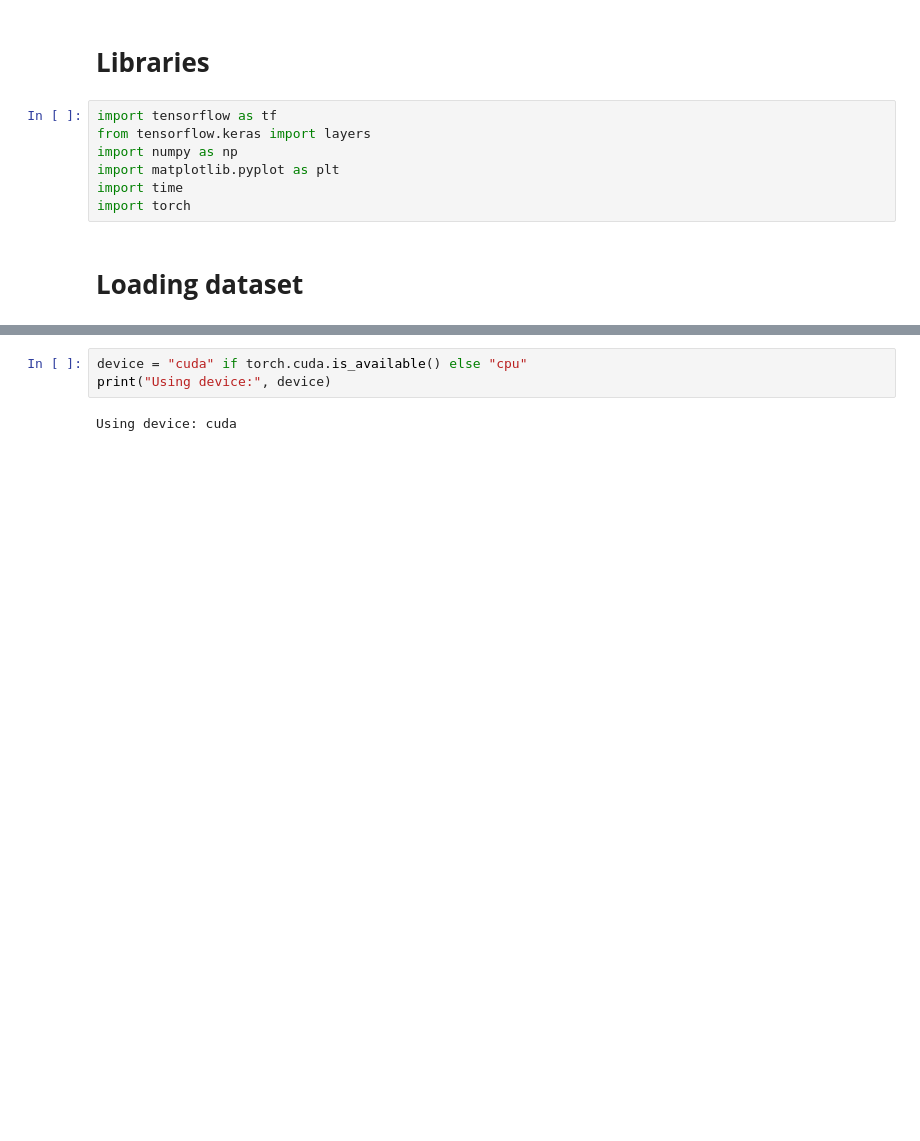
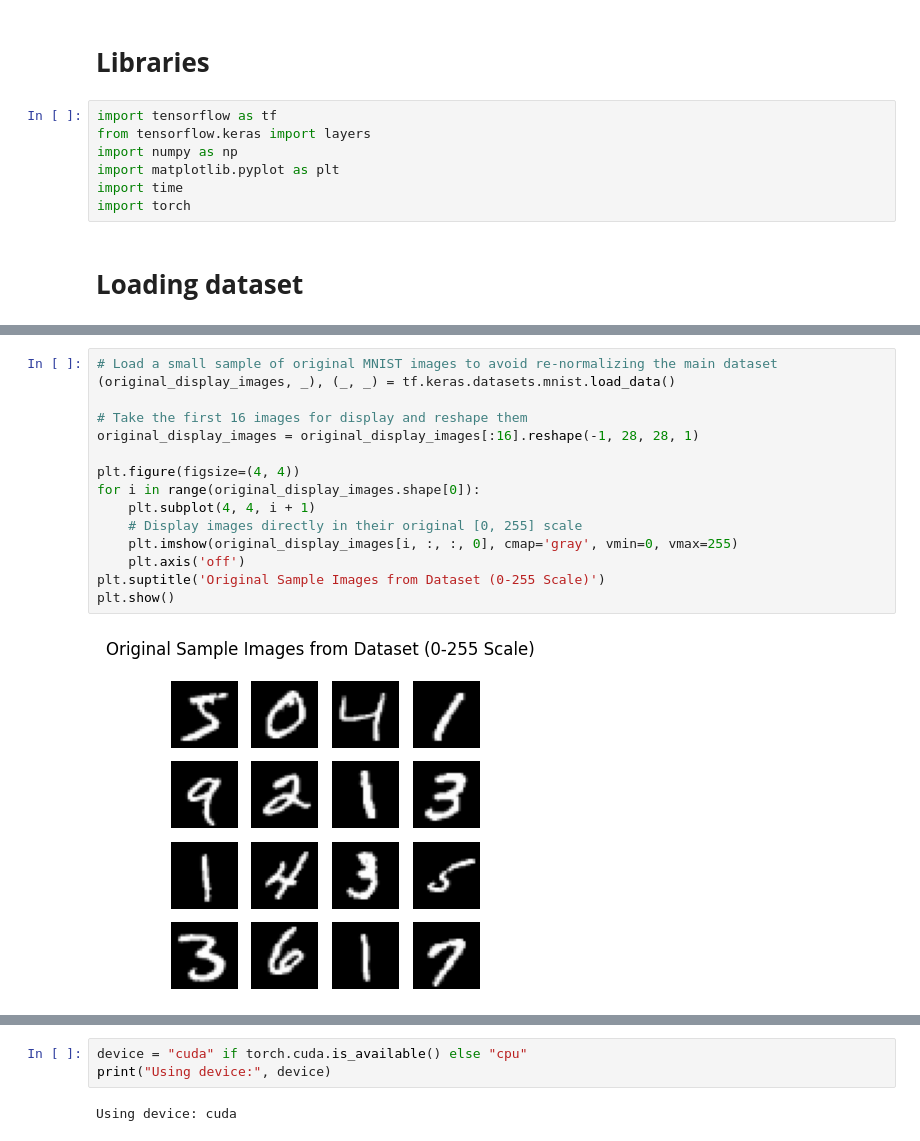
Before and after one commit to MohammadAghaei1/Generative-AI, a Jupyter notebook: GANs_&_VAEs.ipynb, the cells around one changed output, grey strips where cells are left out. Drawn from its saved outputs; the diff is of its cells as text; blank space fills up the shorter version.

```diff
--- a/GANs_&_VAEs.ipynb
+++ b/GANs_&_VAEs.ipynb
@@ -37,0 +26,17 @@ Loading MNIST data...
+# %%
+# Load a small sample of original MNIST images to avoid re-normalizing the main dataset
+(original_display_images, _), (_, _) = tf.keras.datasets.mnist.load_data()
+
+# Take the first 16 images for display and reshape them
+original_display_images = original_display_images[:16].reshape(-1, 28, 28, 1)
+
+plt.figure(figsize=(4, 4))
+for i in range(original_display_images.shape[0]):
+    plt.subplot(4, 4, i + 1)
+    # Display images directly in their original [0, 255] scale
+    plt.imshow(original_display_images[i, :, :, 0], cmap='gray', vmin=0, vmax=255)
+    plt.axis('off')
+plt.suptitle('Original Sample Images from Dataset (0-255 Scale)')
+plt.show()
+# %% [output]
+[figure, added]
```
Also changed, not shown: parts of 3 cells of this notebook.
